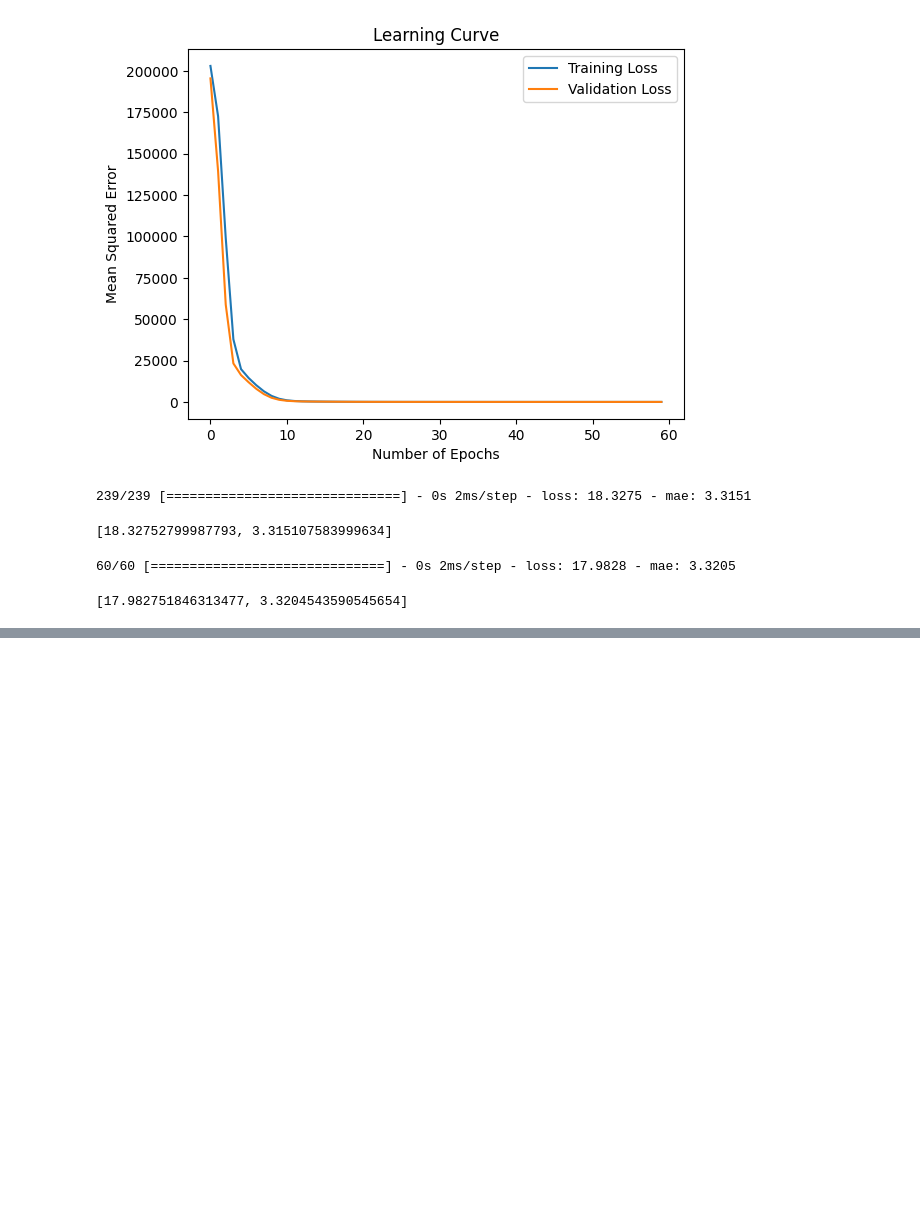
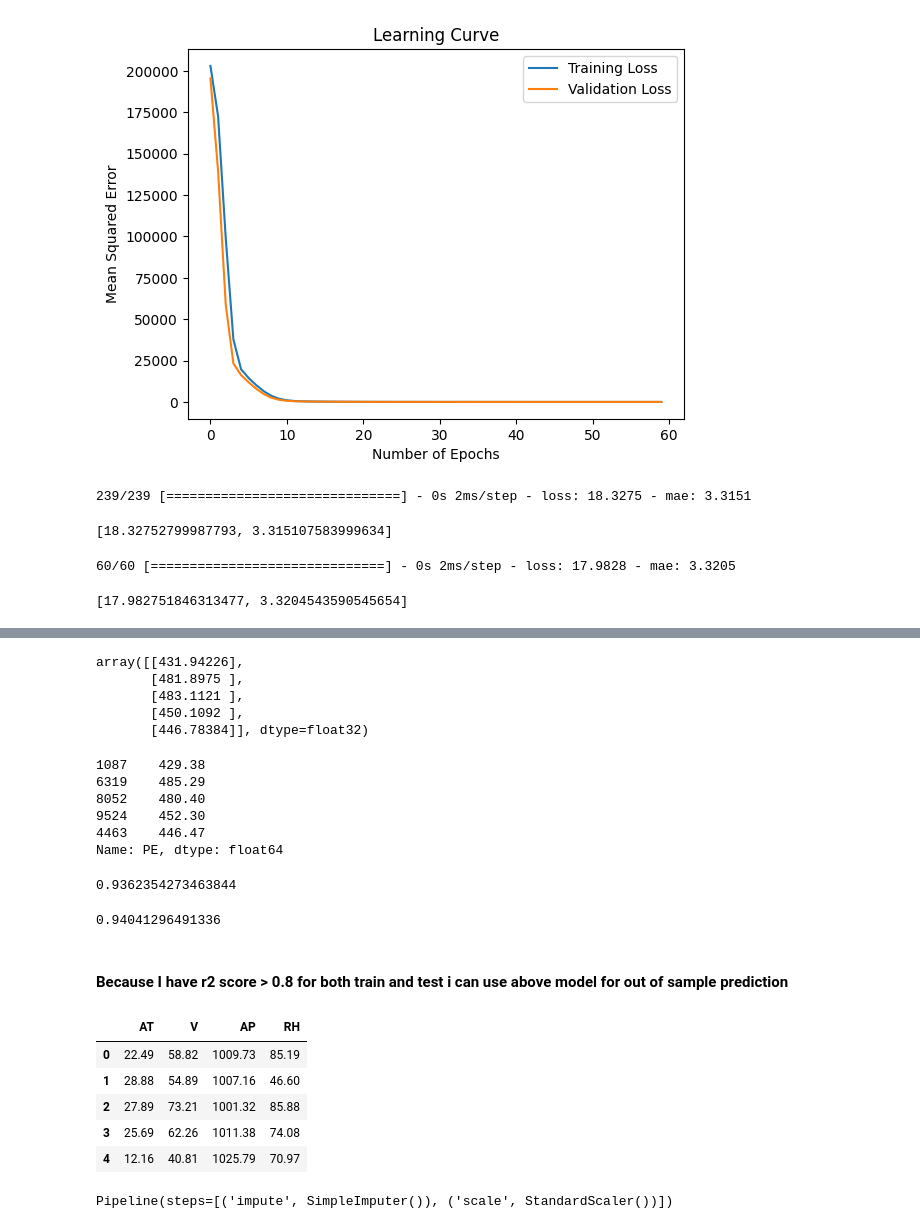
Before and after one commit to Shivam4681/DeepLearning-Programs, a Jupyter notebook: Regression_Keras.ipynb, the cells around one changed output, grey strips where cells are left out. Cells and saved outputs as stored; diff of their text form; code cells hidden in the pictures; blank space fills up the shorter version.

```diff
--- a/Regression_Keras.ipynb
+++ b/Regression_Keras.ipynb
@@ -285,0 +311,45 @@ model.evaluate(xtest, ytest)
+# %%
+ypred_test[0:5]
+# %% [output]
+array([[431.94226],
+       [481.8975 ],
+       [483.1121 ],
+       [450.1092 ],
+       [446.78384]], dtype=float32)
+# %%
+ytest.head()
+# %% [output]
+1087    429.38
+6319    485.29
+8052    480.40
+9524    452.30
+4463    446.47
+Name: PE, dtype: float64
+# %%
+# R2 score in train
+from sklearn.metrics import r2_score
+r2_score(ytrain, ypred_train)
+# %% [output]
+0.9362354273463844
+# %%
+# R2 Score in test
+r2_score(ytest, ypred_test)
+# %% [output]
+0.94041296491336
+# %% [markdown]
+#### Because I have r2 score > 0.8 for both train and test i can use above model for out of sample prediction
+# %%
+url2 = "https://raw.githubusercontent.com/utkarshg1/Neural-Net-Datasets/main/test_PowerPlant.csv"
+xnew = pd.read_csv(url2)
+xnew.head()
+# %% [output]
+|  | AT | V | AP | RH |
+| 0 | 22.49 | 58.82 | 1009.73 | 85.19 |
+| 1 | 28.88 | 54.89 | 1007.16 | 46.60 |
+| 2 | 27.89 | 73.21 | 1001.32 | 85.88 |
+| 3 | 25.69 | 62.26 | 1011.38 | 74.08 |
+| 4 | 12.16 | 40.81 | 1025.79 | 70.97 |
+# %%
+num_pipe
+# %% [output]
+Pipeline(steps=[('impute', SimpleImputer()), ('scale', StandardScaler())])
```
Also changed, not shown: parts of 9 cells of this notebook.
